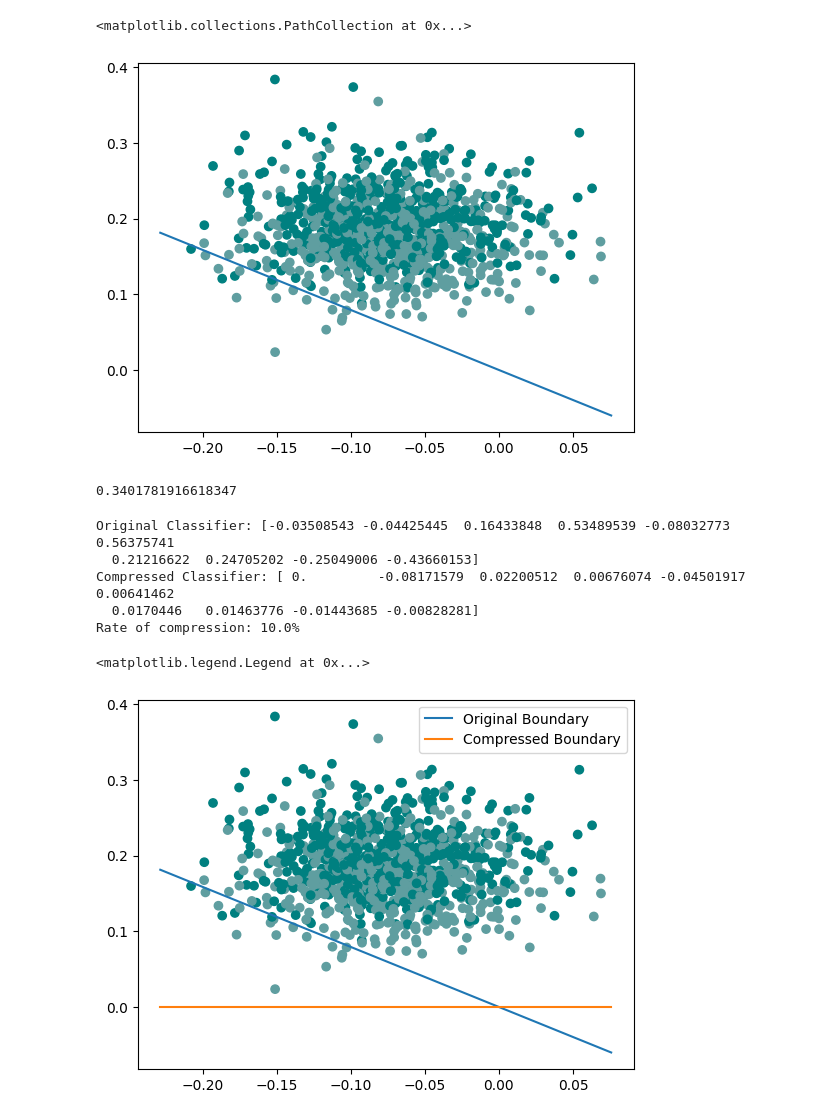
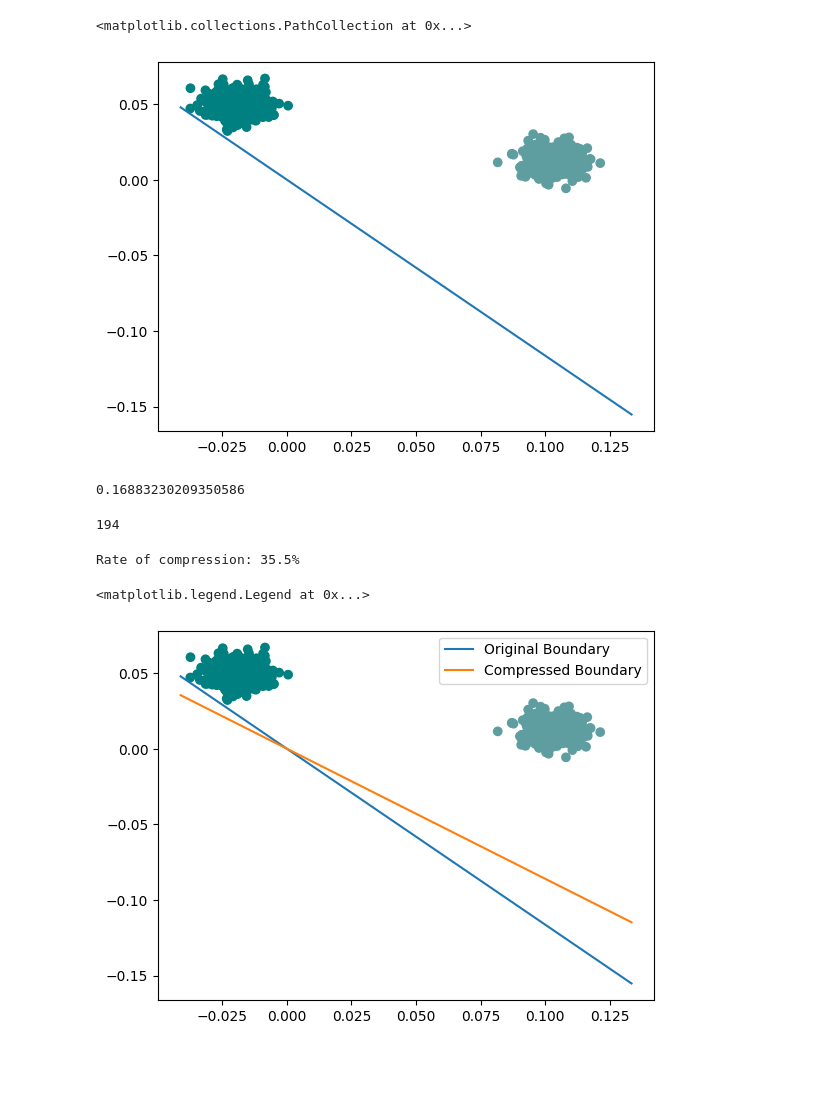
Before and after one commit to ThomasWalker1/Generalization-of-Neural-Networks, a Jupyter notebook: Generalization in Deep Learning/Compression/vector_implementation.ipynb, the cells around one changed output. Saved outputs shown, nothing was run; the diff lists cells and outputs as text; code cells hidden in the pictures; blank space fills up the shorter version.

Commit message:
Vector Implementation

```diff
--- a/Generalization in Deep Learning/Compression/vector_implementation.ipynb
+++ b/Generalization in Deep Learning/Compression/vector_implementation.ipynb
@@ -11,13 +11,13 @@ from sklearn.model_selection import train_test_split
 import matplotlib.pyplot as plt
 import numpy as np
 # %%
-INPUT_DIMENSION=10
+INPUT_DIMENSION=200
 OUTPUT_DIMENSION=1
-NUMBER_OF_SAMPLES=1000
+NUMBER_OF_SAMPLES=10000
 EPOCHS=20
 LR=0.01
 # %%
-X,y=make_blobs(n_samples=1000, n_features=INPUT_DIMENSION, centers=2, random_state=1)
+X,y=make_blobs(n_samples=1000, n_features=INPUT_DIMENSION, centers=2, random_state=1, cluster_std=0.5)
 
 # Make the categories +/-1 rather thn 0,1
 y=2*y-1
@@ -113,7 +113,7 @@ plt.plot(x,-x/grad)
 plt.scatter(X[:,0],X[:,1],c=colors)
 # %% [output]
 <matplotlib.collections.PathCollection at 0x...>
-[figure, old version]
+[figure, new version]
 # %%
 # Calculating the margin of the classifier
 
@@ -123,38 +123,49 @@ with torch.no_grad():
         margin=min(abs(predictions)).tolist()
 print(margin)
 # %% [output]
-0.3401781916618347
+0.16883230209350586
-# %%
-# Compressing the decision as per the algorithm
-
-eta=0.25
-
-compressed_decision_vector=np.zeros(len(decision_vector))
-for k, comp in enumerate(decision_vector):
-    p=8*comp**2/(eta*margin**2)
-    if np.random.random()<p:
-        compressed_decision_vector[k]=comp/p
-# %%
-print('Original Classifier: {}'.format(decision_vector))
-print('Compressed Classifier: {}'.format(compressed_decision_vector))
-print('Rate of compression: {}%'.format(100*sum(compressed_decision_vector==0)/len(decision_vector)))
-# %% [output]
-Original Classifier: [-0.03508543 -0.04425445  0.16433848  0.53489539 -0.08032773  0.56375741
-  0.21216622  0.24705202 -0.25049006 -0.43660153]
-Compressed Classifier: [ 0.         -0.08171579  0.02200512  0.00676074 -0.04501917  0.00641462
-  0.0170446   0.01463776 -0.01443685 -0.00828281]
-Rate of compression: 10.0%
+# %%
+# Compressing the decision vector as per Algorithm 1
+
+def algorithm_1(eta,c,gamma):
+    c_hat=np.zeros(len(c))
+    for k, comp in enumerate(c):
+        p=2*comp**2/(eta*gamma**2)
+        if np.random.random()<p:
+            c_hat[k]=comp/p
+    return c_hat
+
+# Compressing the decision vector as per Algorithm 2
+
+def algorithm_2(eta,c,gamma):
+    k=16*np.log(1/eta)/(gamma**2)
+    c_hat=np.zeros(len(c))
+    for n in range(int(k)):
+        vec=np.random.normal(loc=0,scale=1,size=len(c))
+        c_hat+=np.dot(vec,c)*vec/k
+    return c_hat, int(k)
+# %%
+compressed_decision_vector_2, no_parameters=algorithm_2(0.25,decision_vector,margin*2)
+print(no_parameters)
+# %% [output]
+194
 # %%
+compressed_decision_vector_1=algorithm_1(0.25,decision_vector,margin)
+#print('Original Classifier: {}'.format(decision_vector))
+#print('Compressed Classifier: {}'.format(compressed_decision_vector_1))
+print('Rate of compression: {}%'.format(100*sum(compressed_decision_vector_1==0)/len(decision_vector)))
+
 # Compressed decision boundary projected onto first two coordinates
 
 plt.plot(x,-x/grad,label='Original Boundary')
-if compressed_decision_vector[0]!=0:
-    compressed_grad=compressed_decision_vector[1]/compressed_decision_vector[0]
+if compressed_decision_vector_1[0]!=0:
+    compressed_grad=compressed_decision_vector_1[1]/compressed_decision_vector_1[0]
     plt.plot(x,-x/compressed_grad,label='Compressed Boundary')
 else:
     plt.plot(x,-x*0,label='Compressed Boundary')
 plt.scatter(X[:,0],X[:,1],c=colors)
 plt.legend()
 # %% [output]
-<matplotlib.legend.Legend at 0x...>
+Rate of compression: 35.5%
+<matplotlib.legend.Legend at 0x...>
-[figure, old version]
+[figure, new version]
```
Also changed, not shown: parts of 5 cells of this notebook.
